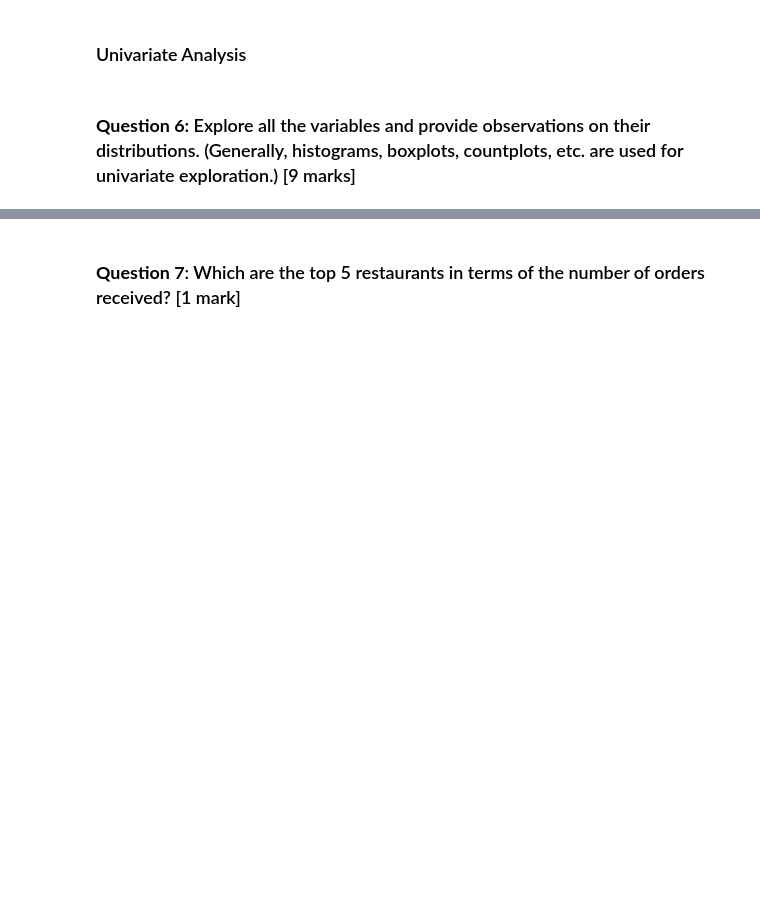
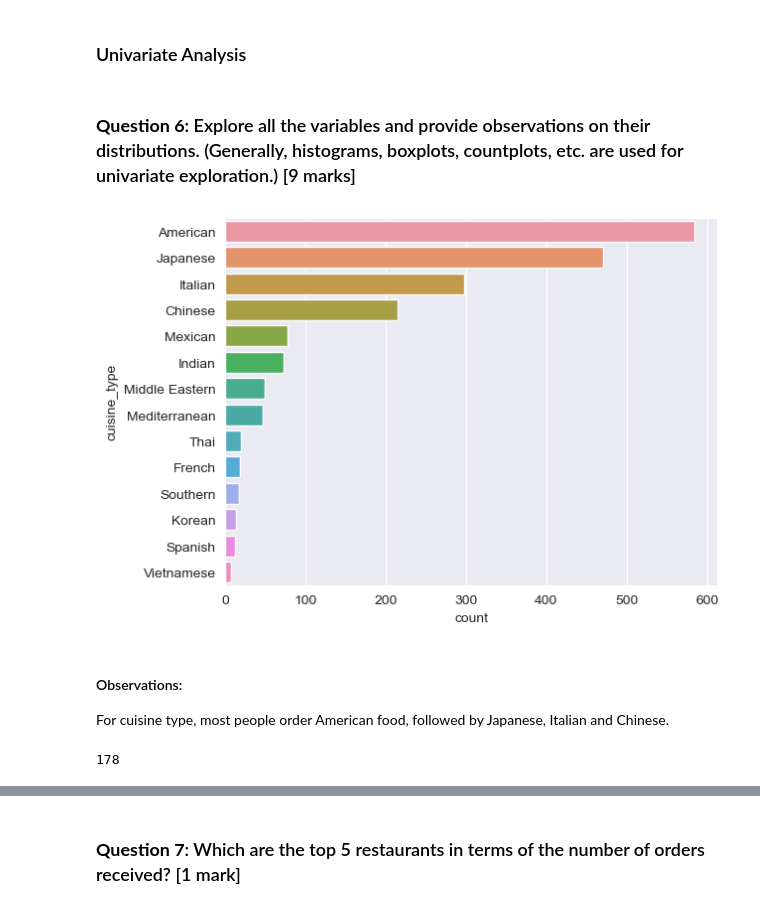
Before and after one commit to tinlong/AIML, a Jupyter notebook: Python Foundations/Project 1/PYF_Project_LearnerNotebook_FullCode.ipynb, the cells around one changed output, grey strips where cells are left out. Saved outputs shown, nothing was run; the diff lists cells and outputs as text; code cells hidden in the pictures; blank space fills up the shorter version.

```diff
--- a/Python Foundations/Project 1/PYF_Project_LearnerNotebook_FullCode.ipynb
+++ b/Python Foundations/Project 1/PYF_Project_LearnerNotebook_FullCode.ipynb
@@ -214,0 +217,15 @@ Ans: 736 records had ratings "Not given".
+# %%
+# Cuisine Type
+
+sns.countplot(data=df, y='cuisine_type', order=df['cuisine_type'].value_counts().index)
+plt.show()
+# %% [output]
+[figure, added]
+# %% [markdown]
+#### Observations:
+
+For cuisine type, most people order American food, followed by Japanese, Italian and Chinese.
+# %%
+df.restaurant_name.unique().size
+# %% [output]
+178
```
Also changed, not shown: parts of 37 cells of this notebook.
